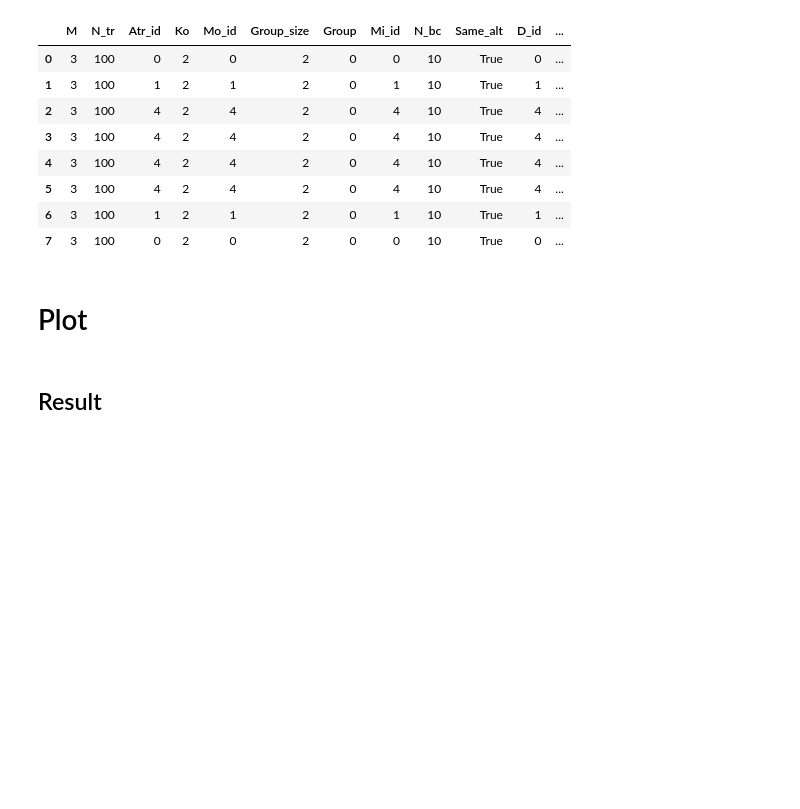
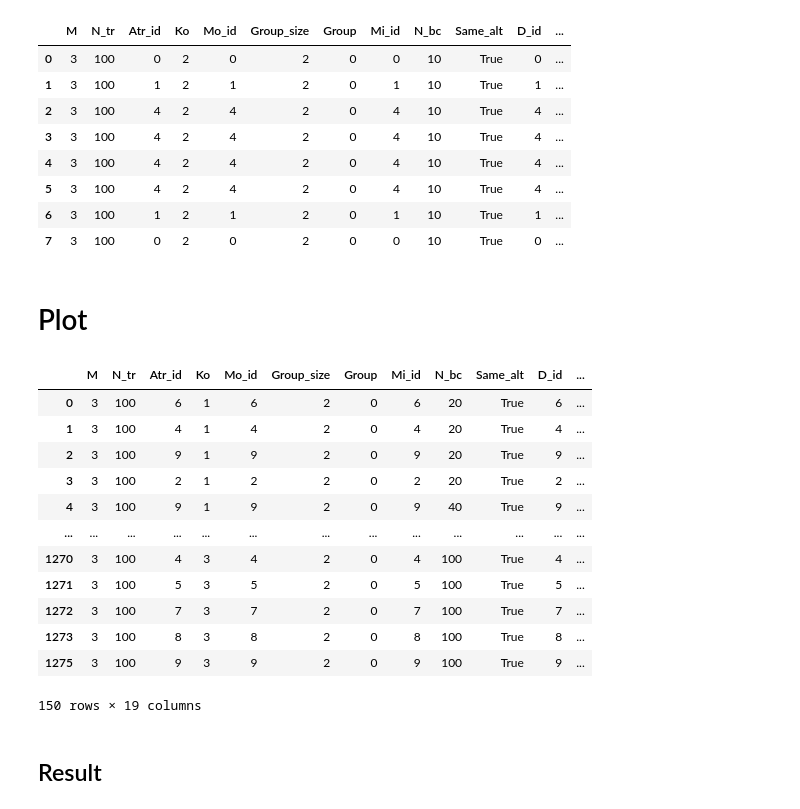
Before and after one commit to yjourdin/these, a Jupyter notebook: plot_results_group_collective copy.ipynb, the cells around one changed output. Saved outputs shown, nothing was run; the diff lists cells and outputs as text; code cells hidden in the pictures; blank space fills up the shorter version.

```diff
--- a/plot_results_group_collective copy.ipynb
+++ b/plot_results_group_collective copy.ipynb
@@ -84,6 +81,22 @@ df_path
 | 7 | 3 | 100 | 0 | 2 | 0 | 2 | 0 | 0 | 10 | True | 0 | ... |
 # %% [markdown]
 # Plot
+# %%
+dff[dff["Path"]]
+# %% [output]
+|  | M | N_tr | Atr_id | Ko | Mo_id | Group_size | Group | Mi_id | N_bc | Same_alt | D_id | ... |
+| 0 | 3 | 100 | 6 | 1 | 6 | 2 | 0 | 6 | 20 | True | 6 | ... |
+| 1 | 3 | 100 | 4 | 1 | 4 | 2 | 0 | 4 | 20 | True | 4 | ... |
+| 2 | 3 | 100 | 9 | 1 | 9 | 2 | 0 | 9 | 20 | True | 9 | ... |
+| 3 | 3 | 100 | 2 | 1 | 2 | 2 | 0 | 2 | 20 | True | 2 | ... |
+| 4 | 3 | 100 | 9 | 1 | 9 | 2 | 0 | 9 | 40 | True | 9 | ... |
+| ... | ... | ... | ... | ... | ... | ... | ... | ... | ... | ... | ... | ... |
+| 1270 | 3 | 100 | 4 | 3 | 4 | 2 | 0 | 4 | 100 | True | 4 | ... |
+| 1271 | 3 | 100 | 5 | 3 | 5 | 2 | 0 | 5 | 100 | True | 5 | ... |
+| 1272 | 3 | 100 | 7 | 3 | 7 | 2 | 0 | 7 | 100 | True | 7 | ... |
+| 1273 | 3 | 100 | 8 | 3 | 8 | 2 | 0 | 8 | 100 | True | 8 | ... |
+| 1275 | 3 | 100 | 9 | 3 | 9 | 2 | 0 | 9 | 100 | True | 9 | ... |
+150 rows × 19 columns
 # %% [markdown]
 ## Result
 # %%
```
Also changed, not shown: parts of 7 cells of this notebook, 27 other files.
